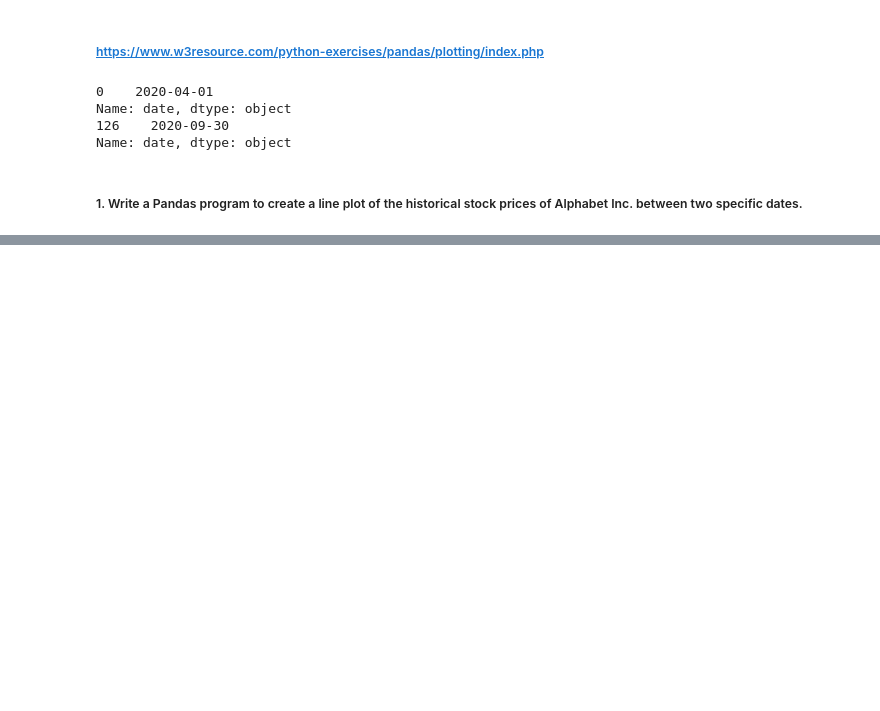
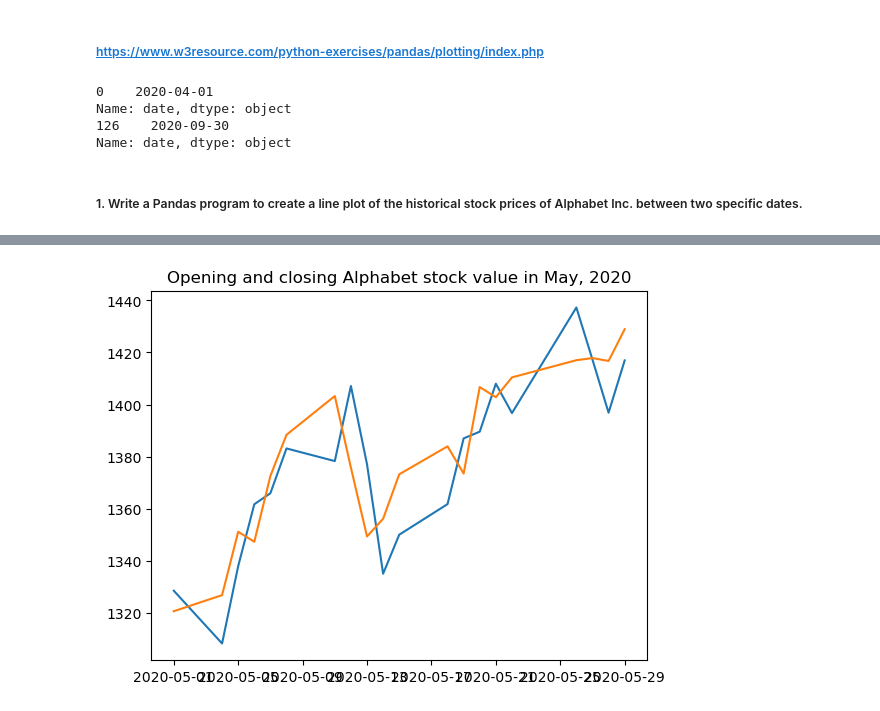
Before and after one commit to yotam-sh/learning_os_gis_development, a Jupyter notebook: matplotlib/day_27.ipynb, the cells around one changed output, grey strips where cells are left out. Saved outputs shown, nothing was run; the diff lists cells and outputs as text; code cells hidden in the pictures; blank space fills up the shorter version.

```diff
--- a/matplotlib/day_27.ipynb
+++ b/matplotlib/day_27.ipynb
@@ -43,3 +43,10 @@ plt.show()
+# %%
+plt.title('Opening and closing Alphabet stock value in May, 2020')
+plt.plot(plot_x, plot_y_1)
+plt.plot(plot_x, plot_y_2)
+plt.show()
+# %% [output]
+[figure, added]
 # %%
 plt.plot(plot_x, plot_y_1)
 plt.plot(plot_x, plot_y_2)
```
Also changed, not shown: parts of 2 cells of this notebook.
